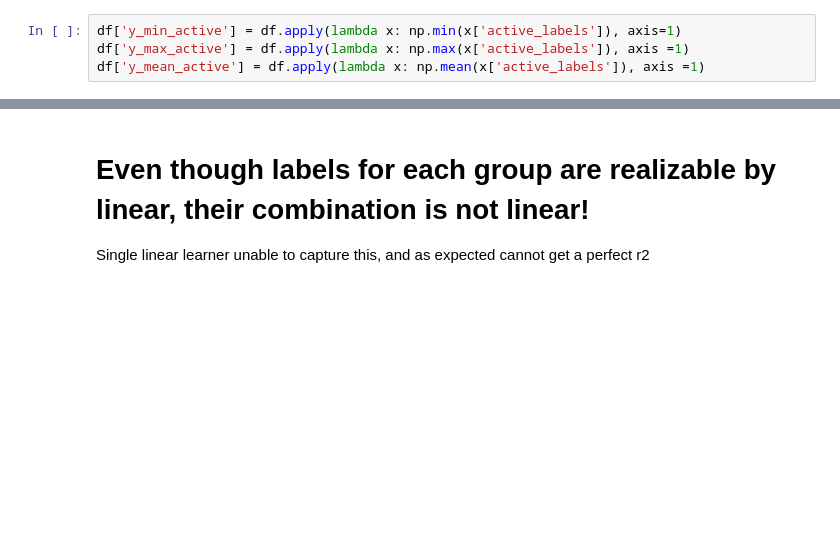
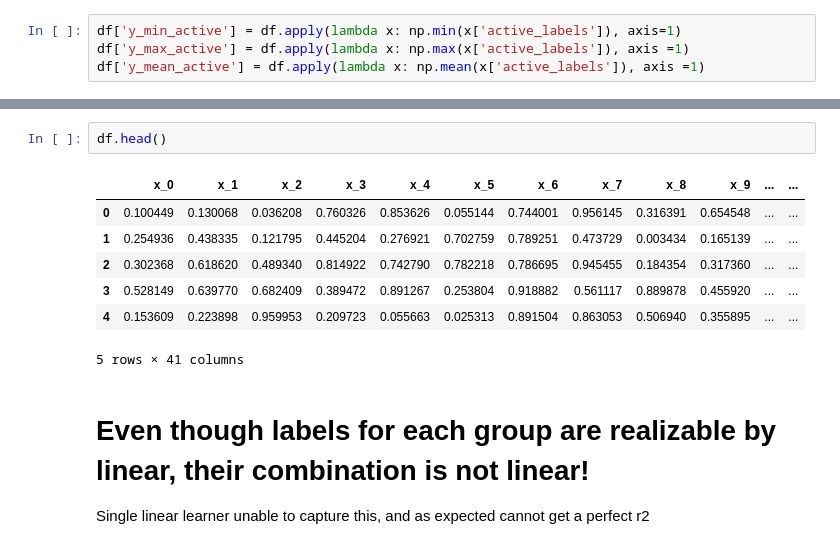
Before and after one commit to krishnacharya/multidecomp, a Jupyter notebook: synthetic_diffgroups/1synthgroupdiff.ipynb, the cells around one changed output, grey strips where cells are left out. Cells and saved outputs as stored; diff of their text form; blank space fills up the shorter version.

```diff
--- a/synthetic_diffgroups/1synthgroupdiff.ipynb
+++ b/synthetic_diffgroups/1synthgroupdiff.ipynb
@@ -76,3 +84,13 @@ df
+# %%
+df.head()
+# %% [output]
+|  | x_0 | x_1 | x_2 | x_3 | x_4 | x_5 | x_6 | x_7 | x_8 | x_9 | ... | ... |
+| 0 | 0.100449 | 0.130068 | 0.036208 | 0.760326 | 0.853626 | 0.055144 | 0.744001 | 0.956145 | 0.316391 | 0.654548 | ... | ... |
+| 1 | 0.254936 | 0.438335 | 0.121795 | 0.445204 | 0.276921 | 0.702759 | 0.789251 | 0.473729 | 0.003434 | 0.165139 | ... | ... |
+| 2 | 0.302368 | 0.618620 | 0.489340 | 0.814922 | 0.742790 | 0.782218 | 0.786695 | 0.945455 | 0.184354 | 0.317360 | ... | ... |
+| 3 | 0.528149 | 0.639770 | 0.682409 | 0.389472 | 0.891267 | 0.253804 | 0.918882 | 0.561117 | 0.889878 | 0.455920 | ... | ... |
+| 4 | 0.153609 | 0.223898 | 0.959953 | 0.209723 | 0.055663 | 0.025313 | 0.891504 | 0.863053 | 0.506940 | 0.355895 | ... | ... |
+5 rows × 41 columns
 # %% [markdown]
 # Even though labels for each group are realizable by linear, their combination is not linear!
 Single linear learner unable to capture this, and as expected cannot get a perfect r2
```
Also changed, not shown: parts of 27 cells of this notebook, 1 other file.
